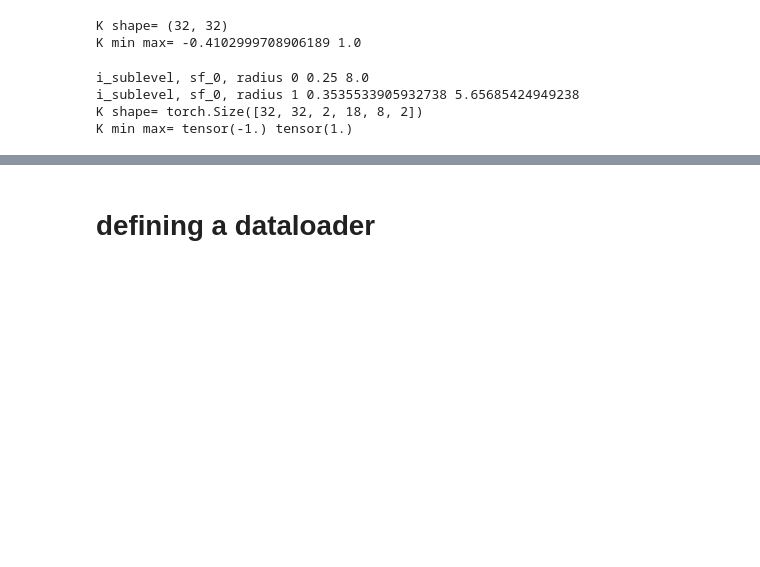
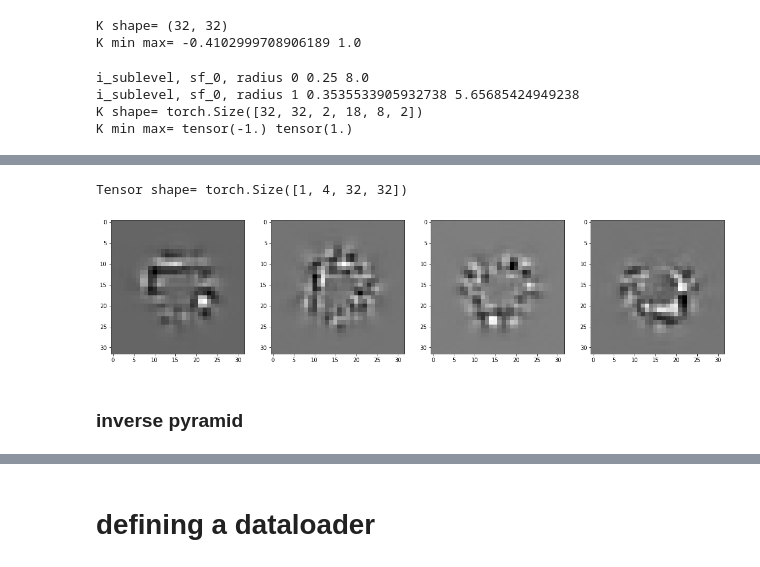
Before and after one commit to bicv/POLO, a Jupyter notebook: notebooks/2020-02-13_retina_reconstruction.ipynb, the cells around one changed output, grey strips where cells are left out. Cells and saved outputs as stored; diff of their text form; code cells hidden in the pictures; blank space fills up the shorter version.

```diff
--- a/notebooks/2020-02-13_retina_reconstruction.ipynb
+++ b/notebooks/2020-02-13_retina_reconstruction.ipynb
@@ -209,0 +262,10 @@ K min max= tensor(-1.) tensor(1.)
+# %%
+fig, axs = plt.subplots(1, n_levels, figsize=(20,20))
+for i_level, ax in enumerate(axs):
+    ax.imshow(img_rec.numpy()[0, i_level, ...], cmap='gray')
+print('Tensor shape=', img_crop.shape)
+# %% [output]
+Tensor shape= torch.Size([1, 4, 32, 32])
+[figure, added]
+# %% [markdown]
+### inverse pyramid
```
Also changed, not shown: parts of 54 cells of this notebook.
